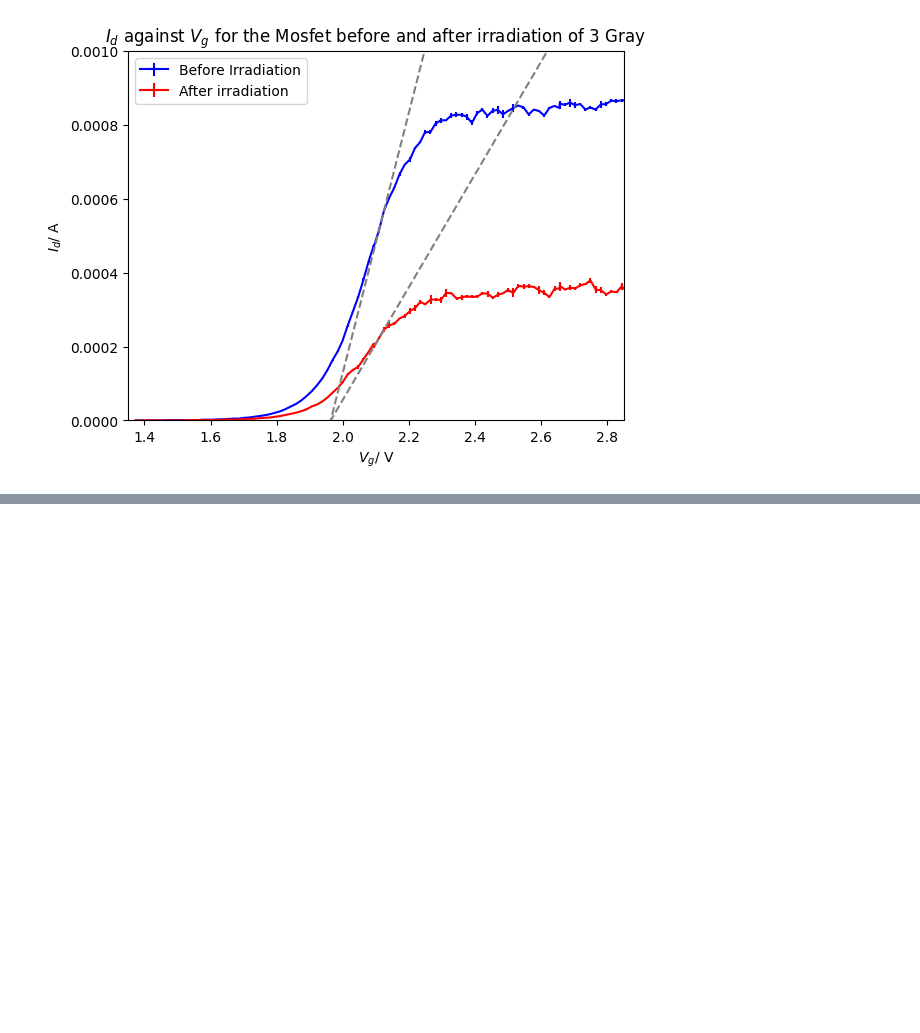
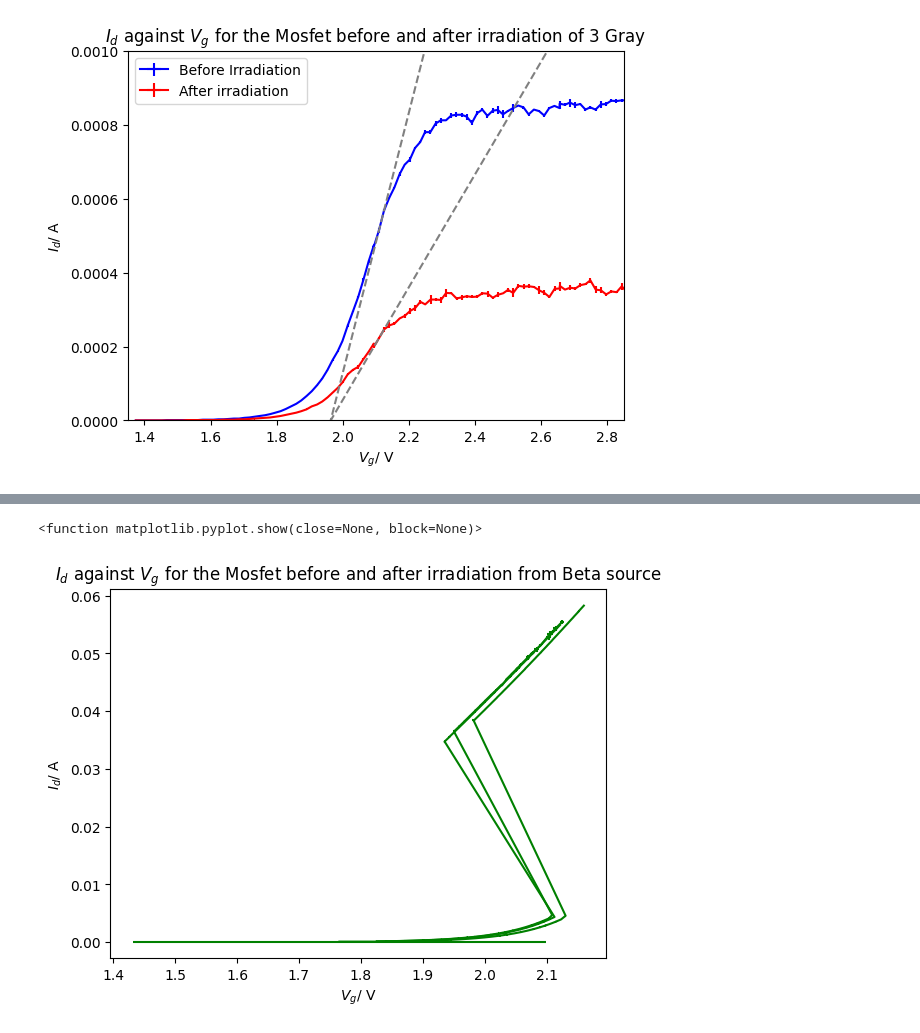
Before and after one commit to fhirstplace/Python-Labs-EDOS, a Jupyter notebook: xml graph maker (all).ipynb, the cells around one changed output, grey strips where cells are left out. Cells and saved outputs as stored; diff of their text form; code cells hidden in the pictures; blank space fills up the shorter version.

```diff
--- a/xml graph maker (all).ipynb
+++ b/xml graph maker (all).ipynb
@@ -353,0 +354,39 @@ Steepest Line Threshold voltage:  1.963317791666669 +/- 0.0076998501953101815
+# %%
+#beta92
+beta92_file1 = 'xml_Data/uniradiated_mosfet_beta92.xml'
+beta92_file2 = 'xml_Data/mosfet_beta92_overnight.xml'
+beta92_file3 = 'xml_Data/mosfet_overweekend_beta.xml'
+beta92_file4 = 'xml_Data/Data_Overweekend_Beta.xml'
+
+datasetsbeta1 = xml_to_datasets(beta92_file1)
+datasetsbeta2 = xml_to_datasets(beta92_file2)
+datasetsbeta3 = xml_to_datasets(beta92_file3)
+datasetsbeta4 = xml_to_datasets(beta92_file4)
+
+#plot_derivative(datasetsbeta1)
+#plot_derivative(datasetsbeta2)
+#plot_derivative(datasetsbeta3)
+#plot_derivative(datasetsbeta4)
+fig, ax = plt.subplots()
+ax = [ax]
+#plot_iv(datasetsbeta1, colour = 'blue', label = 'Before Irradiation')
+plot_iv(datasetsbeta2, colour = 'green', label = 'After overnight irradiation')
+#plot_iv(datasetsbeta3, colour = 'red', label = 'After overweekend irradiation')
+
+#ax[0].set_xlim(1.35, 2.85)
+#ax[0].set_ylim(0, 0.10)
+
+#plot_steepest_line(datasetsbeta1, colour = 'gray', label = None)
+#plot_steepest_line(datasetsbeta2, colour = 'gray', label = None)
+#plot_steepest_line(datasetsbeta3, colour = 'gray', label = None)
+#plot_steepest_line(datasetsbeta4, colour = 'gray', label = None)
+
+#plt.axhline(y = 0, color = 'black')
+plt.title( "$I_d$ against $V_g$ for the Mosfet before and after irradiation from Beta source")
+ax[0].set_ylabel('$I_d$/ A')
+ax[0].set_xlabel('$V_g$/ V')
+#plt.legend()
+plt.show
+# %% [output]
+<function matplotlib.pyplot.show(close=None, block=None)>
+[figure, added]
```
Also changed, not shown: parts of 4 cells of this notebook.
